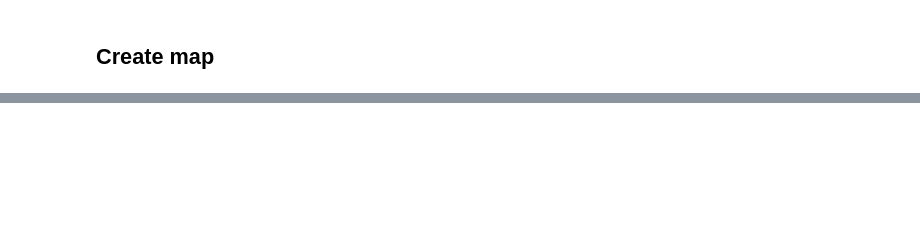
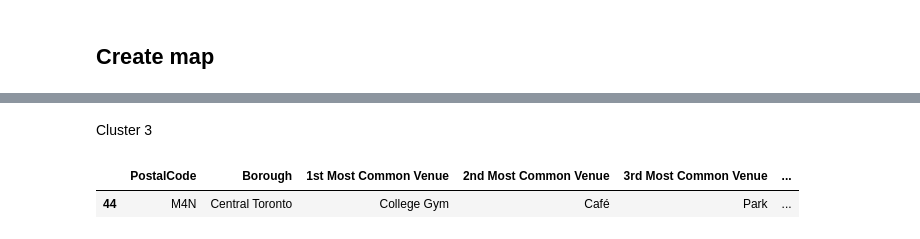
Before and after one commit to mark-locatechs/Coursera_Capstone, a Jupyter notebook: week3_toronto.ipynb, the cells around one changed output, grey strips where cells are left out. Cells and saved outputs as stored; diff of their text form; code cells hidden in the pictures; blank space fills up the shorter version.

```diff
--- a/week3_toronto.ipynb
+++ b/week3_toronto.ipynb
@@ -399,0 +445,7 @@ NameError: name 'cm' is not defined
+# %% [markdown]
+Cluster 3
+# %%
+toronto_merged.loc[toronto_merged['Cluster Labels'] == 2, toronto_merged.columns[[0, 1] + list(range(6, toronto_merged.shape[1]))]]
+# %% [output]
+|  | PostalCode | Borough | 1st Most Common Venue | 2nd Most Common Venue | 3rd Most Common Venue | ... |
+| 44 | M4N | Central Toronto | College Gym | Café | Park | ... |
```
Also changed, not shown: parts of 11 cells of this notebook.
